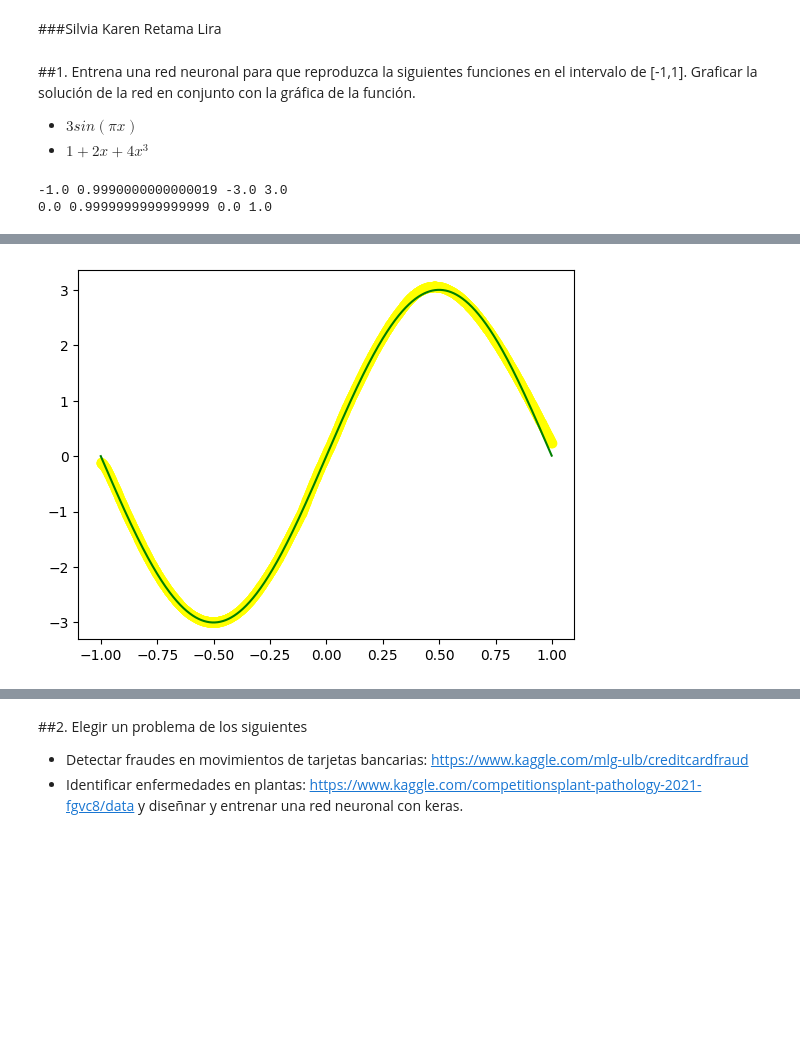
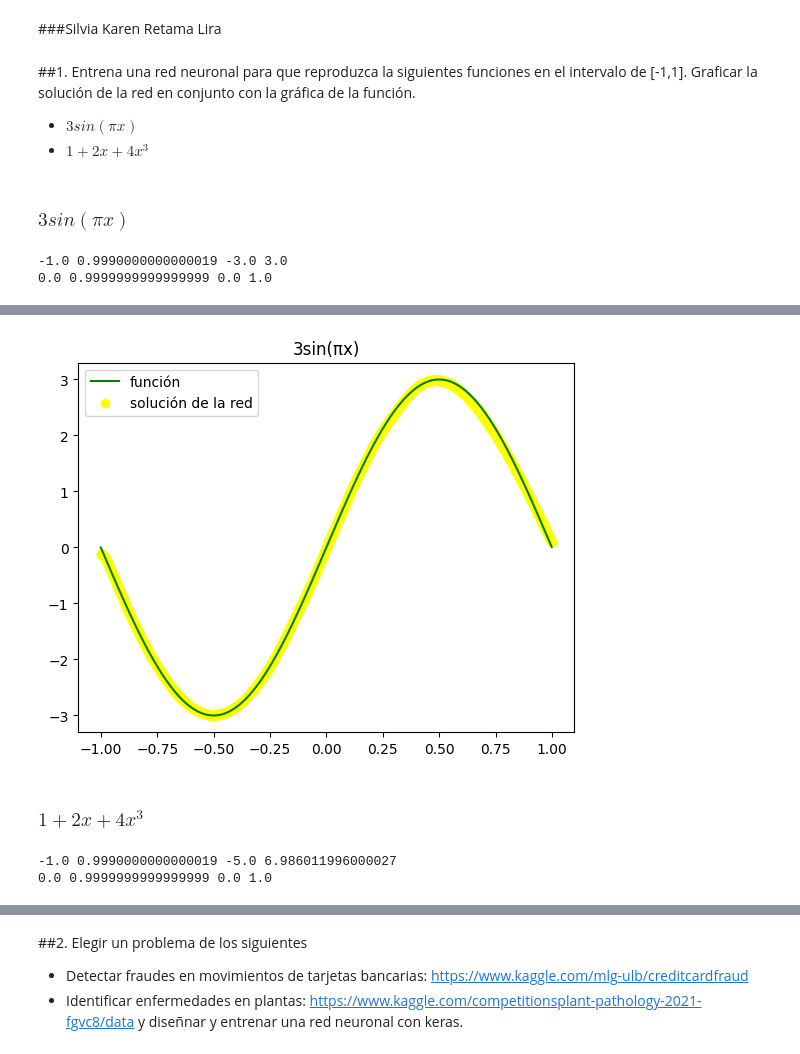
Before and after one commit to KarenLira25/Proyecto-Redes-Neuronales, a Jupyter notebook: Proyecto_Redes_Neuronales.ipynb, the cells around one changed output, grey strips where cells are left out. Drawn from its saved outputs; the diff is of its cells as text; code cells hidden in the pictures; blank space fills up the shorter version.

```diff
--- a/Proyecto_Redes_Neuronales.ipynb
+++ b/Proyecto_Redes_Neuronales.ipynb
@@ -3,8 +3,8 @@
 # %% [markdown]
 ###Silvia Karen Retama Lira
 # %% [markdown]
-##1. Entrena una red neuronal para que reproduzca la siguientes funciones en
-el intervalo de [-1,1]. Graficar la solución de la red en conjunto con la
+##1. Entrena una red neuronal para que reproduzca la siguientes funciones
+ en el intervalo de [-1,1]. Graficar la solución de la red en conjunto con la
 gráfica de la función.
 *   $3 sin(πx)$
 *   $1 + 2x + 4x^3$
@@ -21,14 +20,16 @@ from sklearn.metrics import mean_squared_error
+# %% [markdown]
+### $3 sin(πx)$
 # %%
 # Conjunto de datos
 x = np.arange(-1, 1, 0.001)
-y = asarray([3*np.sin(math.pi*i) for i in x]) #convertir la estructura de los datos en un array NumPy
+y = asarray([3*np.sin(math.pi*i) for i in x])     #convertir la estructura de los datos en un array Numpy
 print(x.min(), x.max(), y.min(), y.max())
 
-x = x.reshape((len(x), 1))
-y = y.reshape((len(y), 1))
+#transformar los arreglos
+x = x.reshape(len(x), 1)
+y = y.reshape(len(y), 1)
 
-
-#es
+#escalar las variables de entrada y las variables de salida
 esc_x = MinMaxScaler()
 x = esc_x.fit_transform(x)
 esc_y = MinMaxScaler()
@@ -55,9 +56,10 @@ y_0 = esc_y.inverse_transform(y)
 y1_0 = esc_y.inverse_transform(y1)
 
 #gráfica
-plt.plot(x_0, y_0, color='green')
-plt.scatter(x_0, y1_0, color='yellow')
-#plt.legend()
+plt.plot(x_0, y_0, color='green', label='función')
+plt.scatter(x_0, y1_0, color='yellow', label='solución de la red')
+plt.title('3sin(πx)')
+plt.legend()
 plt.show()
 # %% [output]
 Epoch 1/50
@@ -80 +82,22 @@ Epoch 50/50
-[figure, old version]
+[figure, new version]
+# %% [markdown]
+### $1+2x+4x^3$
+# %%
+# Conjunto de datos
+x = np.arange(-1, 1, 0.001)
+y = asarray([1+2*i+4*i**3 for i in x])     #convertir la estructura de los datos en un array Numpy
+print(x.min(), x.max(), y.min(), y.max())
+
+#transformar los arreglos
+x = x.reshape(len(x), 1)
+y = y.reshape(len(y), 1)
+
+#escalar las variables de entrada y las variables de salida
+esc_x = MinMaxScaler()
+x = esc_x.fit_transform(x)
+esc_y = MinMaxScaler()
+y = esc_y.fit_transform(y)
+print(x.min(), x.max(), y.min(), y.max())
+# %% [output]
+-1.0 0.9990000000000019 -5.0 6.986011996000027
+0.0 0.9999999999999999 0.0 1.0
```
Also changed, not shown: parts of 5 cells of this notebook.
